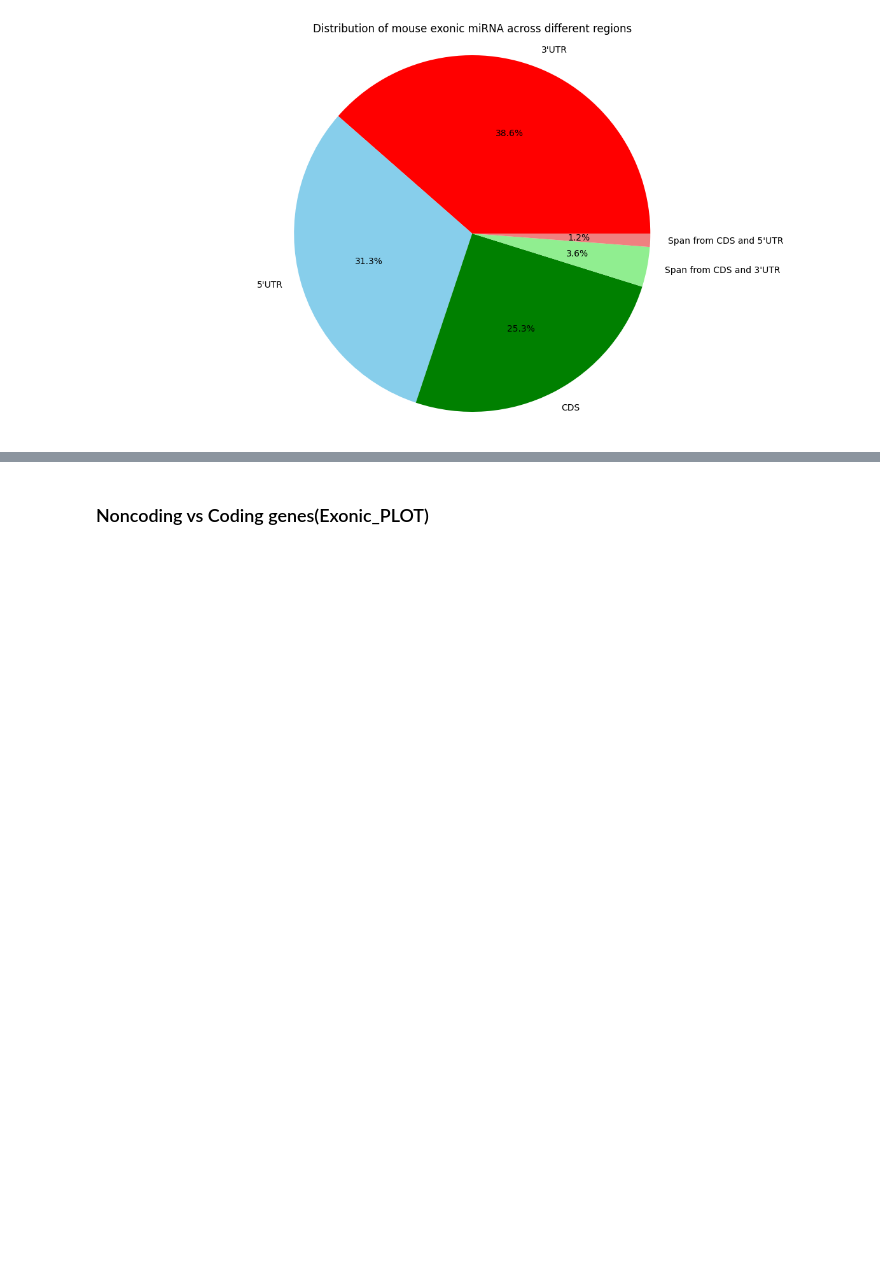
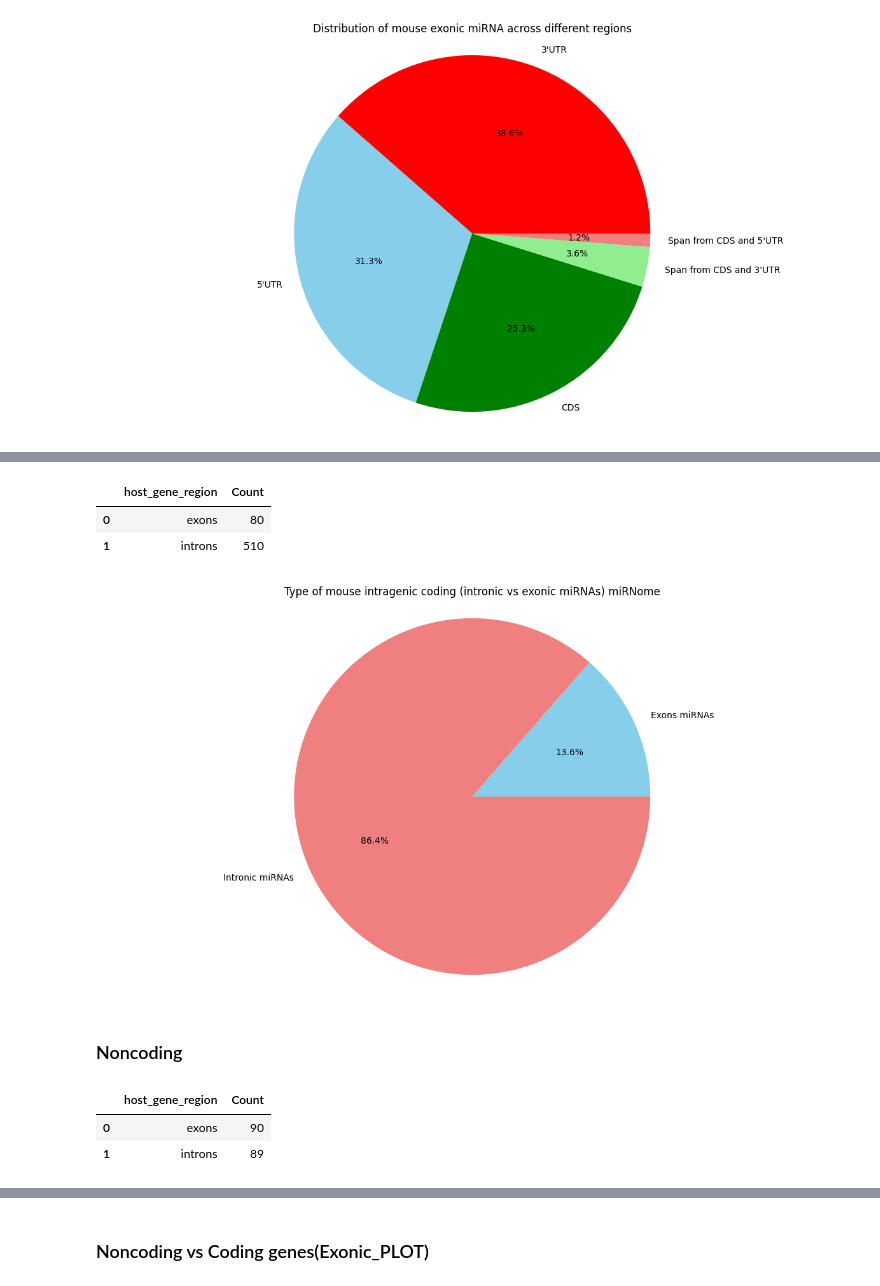
Before and after one commit to TyronChang/Exonic-microRNA-analysis, a Jupyter notebook: Mouse_miR_analysis.ipynb, the cells around one changed output, grey strips where cells are left out. Saved outputs shown, nothing was run; the diff lists cells and outputs as text; code cells hidden in the pictures; blank space fills up the shorter version.

Commit message:
mouse pie charts

```diff
--- a/Mouse_miR_analysis.ipynb
+++ b/Mouse_miR_analysis.ipynb
@@ -1054,0 +1098,2 @@ Index(['hostgene_chrom', 'hostgene_exonStarts', 'hostgene_exonEnds',
+# %%
+mouse_intramiR_gene_type=pd.concat([mouse_intramiR_exonic_gene_type,mouse_intramiR_intronic_gene_type],axis=0)
@@ -1054,0 +1116,28 @@ Index(['hostgene_chrom', 'hostgene_exonStarts', 'hostgene_exonEnds',
+# %%
+mm_intramiR_coding=mouse_intramiR_gene_type.loc[mouse_intramiR_gene_type['gene_type']=="protein-coding gene"]
+# %%
+mm_intramiR_coding=mm_intramiR_coding.groupby(mm_intramiR_coding['host_gene_region']).size().reset_index(name='Count')
+# %%
+mm_intramiR_coding
+# %% [output]
+|  | host_gene_region | Count |
+| 0 | exons | 80 |
+| 1 | introns | 510 |
+# %%
+mm_exonic_intramiR_coding= mm_intramiR_coding[mm_intramiR_coding['host_gene_region']=='exons'].sum()
+mm_intronic_intramiR_coding= mm_intramiR_coding[mm_intramiR_coding['host_gene_region']=='introns'].sum()
+# %%
+#Mouse miR loci distribution pie Chart
+labels = ['Exons miRNAs', 'Intronic miRNAs']
+sizes = [mm_exonic_intramiR_coding['Count'], mm_intronic_intramiR_coding['Count']]
+colors = ['skyblue','lightcoral', ]
+plt.figure(figsize=(15, 8))
+plt.pie(sizes, labels=labels, colors=colors, autopct='%1.1f%%')
+plt.axis('equal')  # Equal aspect ratio ensures that pie is drawn as a circle
+plt.title('Type of mouse intragenic coding (intronic vs exonic miRNAs) miRNome')
+plt.savefig(f'{current_dir}/Mouse_eps_file/Type of mouse intragenic coding (intronic vs exonic miRNAs) miRNome.eps')
+plt.show()
+# %% [output]
+[figure, added]
+# %% [markdown]
+### Noncoding
@@ -1054,0 +1148,6 @@ Index(['hostgene_chrom', 'hostgene_exonStarts', 'hostgene_exonEnds',
+# %%
+mm_intramiR_noncoding
+# %% [output]
+|  | host_gene_region | Count |
+| 0 | exons | 90 |
+| 1 | introns | 89 |
```
Also changed, not shown: parts of 28 cells of this notebook, 22 other files.
